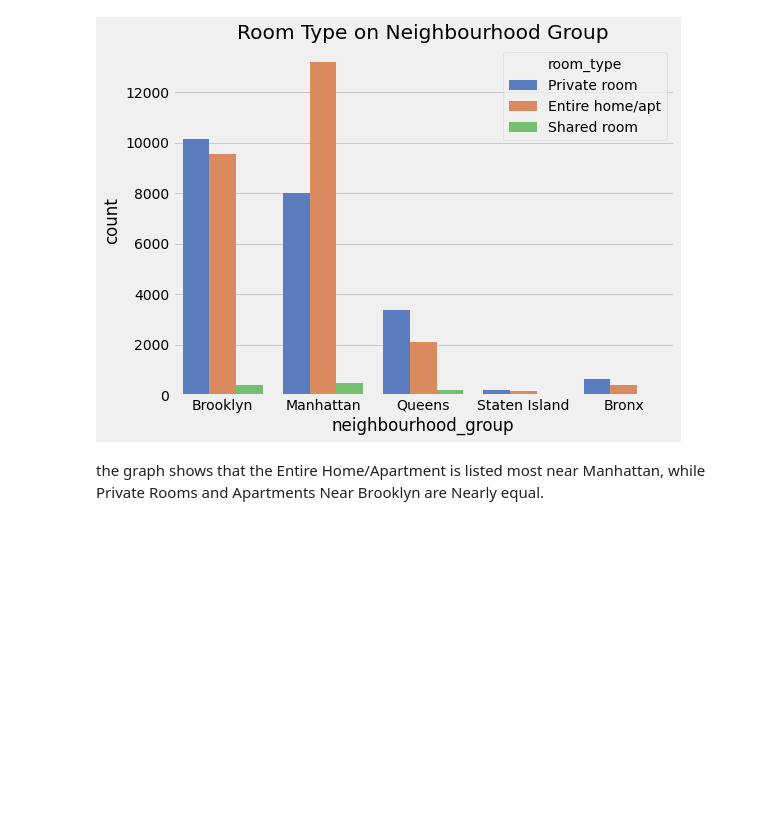
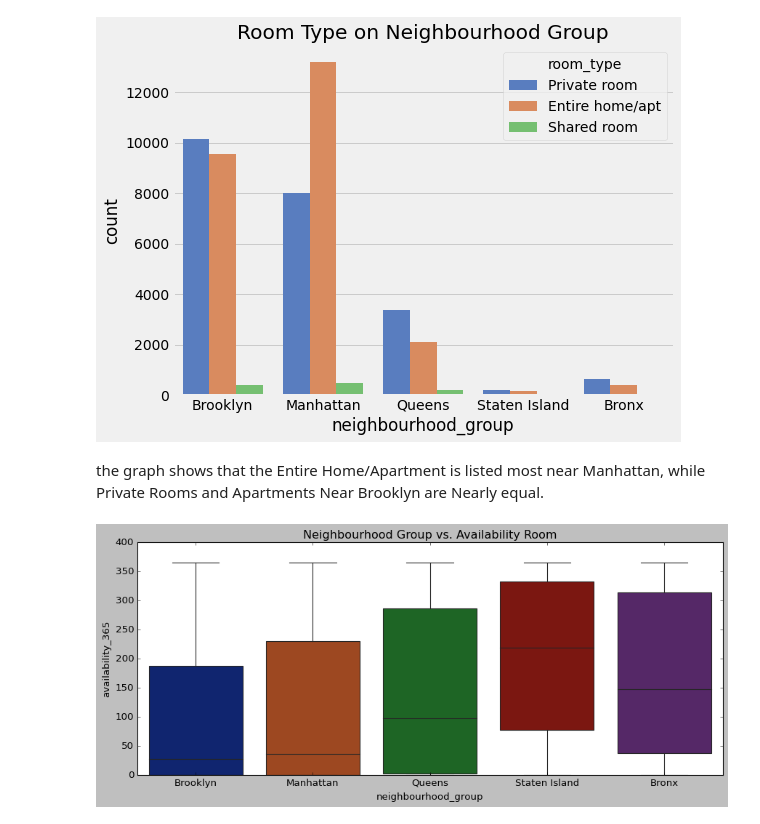
Before and after one commit to nishigandha2/airbnb-booking-analysis, a Jupyter notebook: AIRBNB_.ipynb, the cells around one changed output. Drawn from its saved outputs; the diff is of its cells as text; code cells hidden in the pictures; blank space fills up the shorter version.

```diff
--- a/AIRBNB_.ipynb
+++ b/AIRBNB_.ipynb
@@ -236,3 +236,11 @@ plt.show()
 [figure]
 # %% [markdown]
 the graph shows that the Entire Home/Apartment is listed most near Manhattan, while Private Rooms and Apartments Near Brooklyn are Nearly equal.
+# %%
+plt.style.use('classic')
+plt.figure(figsize=(13,5))
+plt.title("Neighbourhood Group vs. Availability Room")
+sns.boxplot(data=airbnb_df, x='neighbourhood_group',y='availability_365',palette="dark")
+plt.show()
+# %% [output]
+[figure, added]
```
Also changed, not shown: parts of 6 cells of this notebook.
